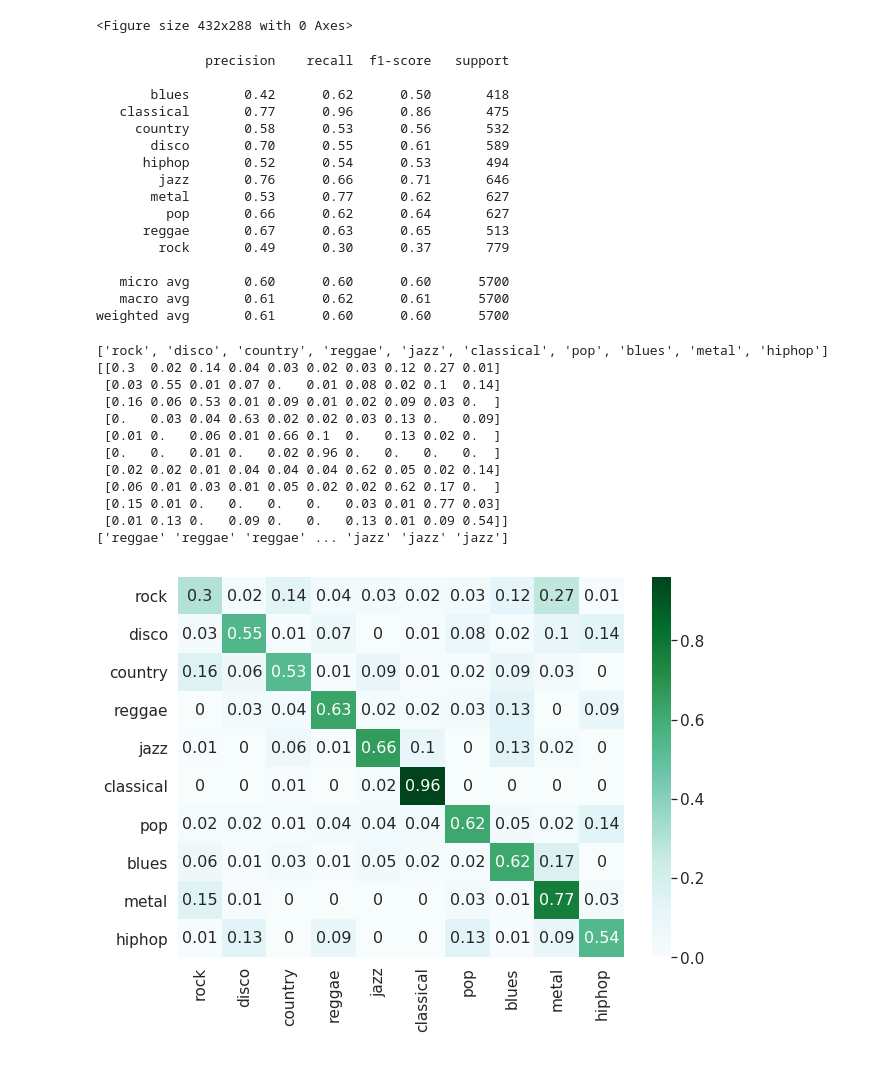
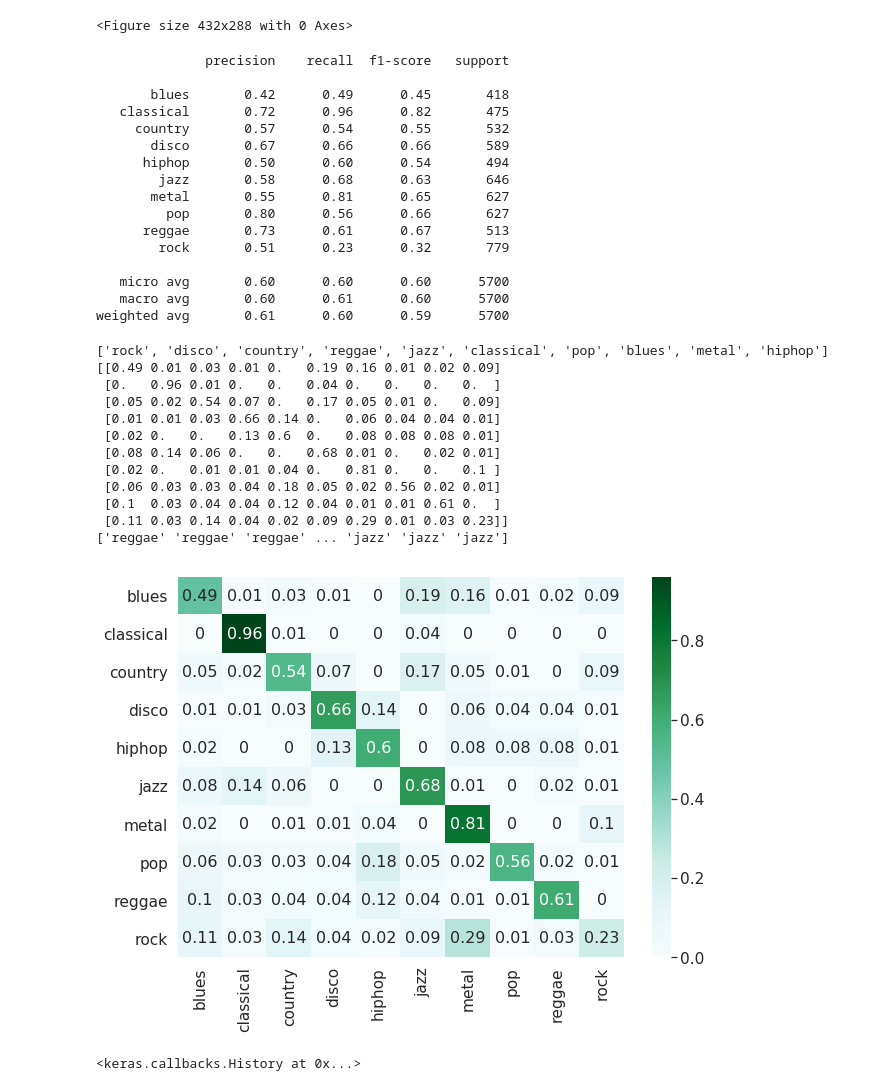
Before and after one commit to risengnom/Music-Genre-Recognition, a Jupyter notebook: musicrec/mel_spec_cnn.ipynb, the cells around one changed output. Cells and saved outputs as stored; diff of their text form; code cells hidden in the pictures.

Commit message:
Added plot files, revised networks and added calculation for accuracy on whole songs

```diff
--- a/musicrec/mel_spec_cnn.ipynb
+++ b/musicrec/mel_spec_cnn.ipynb
@@ -42,7 +42,7 @@ Using TensorFlow backend.
 #Folders
 data_folder = Path("../../../audio/testfiles/GTZAN/genres/")
 output_root = './../../../models/'
-output_folder = Path('./output/cvnn.model')
+output_folder = Path('./output/cvnn_16-3.model')
 output_model = output_root + '/cnn_dong_model_weights.h5'
 output_architecture = output_root + '/cnn_dong_model_architecture.json'
 output_whole = output_root + 'cnn_dong_model_whole.h5'
@@ -56,7 +56,7 @@ start_offset = 0
 epochs = 400
 num_segments = 19
 
-batch_size = 128
+batch_size = 64
 
 es_patience = 20
 return_train_and_test = 1
@@ -338,22 +335,22 @@ print(classification_report(y_test.argmax(axis=1),
 # %% [output]
               precision    recall  f1-score   support
 
-       blues       0.42      0.62      0.50       418
-   classical       0.77      0.96      0.86       475
-     country       0.58      0.53      0.56       532
-       disco       0.70      0.55      0.61       589
-      hiphop       0.52      0.54      0.53       494
-        jazz       0.76      0.66      0.71       646
-       metal       0.53      0.77      0.62       627
-         pop       0.66      0.62      0.64       627
-      reggae       0.67      0.63      0.65       513
-        rock       0.49      0.30      0.37       779
+       blues       0.42      0.49      0.45       418
+   classical       0.72      0.96      0.82       475
+     country       0.57      0.54      0.55       532
+       disco       0.67      0.66      0.66       589
+      hiphop       0.50      0.60      0.54       494
+        jazz       0.58      0.68      0.63       646
+       metal       0.55      0.81      0.65       627
+         pop       0.80      0.56      0.66       627
+      reggae       0.73      0.61      0.67       513
+        rock       0.51      0.23      0.32       779
 
    micro avg       0.60      0.60      0.60      5700
-   macro avg       0.61      0.62      0.61      5700
-weighted avg       0.61      0.60      0.60      5700
+   macro avg       0.60      0.61      0.60      5700
+weighted avg       0.61      0.60      0.59      5700
 # %%
-cm = confusion_matrix(lb.inverse_transform(y_test), lb.classes_[predictions.argmax(axis=1)], genres)
+cm = confusion_matrix(lb.inverse_transform(y_test), lb.classes_[predictions.argmax(axis=1)], lb.classes_)
 
 cm = cm.astype('float') / cm.sum(axis=1)[:, np.newaxis]
 cm = np.around(cm, decimals=2)
@@ -362,34 +359,38 @@ print(cm)
 print(lb.classes_[predictions.argmax(axis=1)])
 # %% [output]
 ['rock', 'disco', 'country', 'reggae', 'jazz', 'classical', 'pop', 'blues', 'metal', 'hiphop']
-[[0.3  0.02 0.14 0.04 0.03 0.02 0.03 0.12 0.27 0.01]
- [0.03 0.55 0.01 0.07 0.   0.01 0.08 0.02 0.1  0.14]
- [0.16 0.06 0.53 0.01 0.09 0.01 0.02 0.09 0.03 0.  ]
- [0.   0.03 0.04 0.63 0.02 0.02 0.03 0.13 0.   0.09]
- [0.01 0.   0.06 0.01 0.66 0.1  0.   0.13 0.02 0.  ]
- [0.   0.   0.01 0.   0.02 0.96 0.   0.   0.   0.  ]
- [0.02 0.02 0.01 0.04 0.04 0.04 0.62 0.05 0.02 0.14]
- [0.06 0.01 0.03 0.01 0.05 0.02 0.02 0.62 0.17 0.  ]
- [0.15 0.01 0.   0.   0.   0.   0.03 0.01 0.77 0.03]
- [0.01 0.13 0.   0.09 0.   0.   0.13 0.01 0.09 0.54]]
+[[0.49 0.01 0.03 0.01 0.   0.19 0.16 0.01 0.02 0.09]
+ [0.   0.96 0.01 0.   0.   0.04 0.   0.   0.   0.  ]
+ [0.05 0.02 0.54 0.07 0.   0.17 0.05 0.01 0.   0.09]
+ [0.01 0.01 0.03 0.66 0.14 0.   0.06 0.04 0.04 0.01]
+ [0.02 0.   0.   0.13 0.6  0.   0.08 0.08 0.08 0.01]
+ [0.08 0.14 0.06 0.   0.   0.68 0.01 0.   0.02 0.01]
+ [0.02 0.   0.01 0.01 0.04 0.   0.81 0.   0.   0.1 ]
+ [0.06 0.03 0.03 0.04 0.18 0.05 0.02 0.56 0.02 0.01]
+ [0.1  0.03 0.04 0.04 0.12 0.04 0.01 0.01 0.61 0.  ]
+ [0.11 0.03 0.14 0.04 0.02 0.09 0.29 0.01 0.03 0.23]]
 ['reggae' 'reggae' 'reggae' ... 'jazz' 'jazz' 'jazz']
 # %%
 p_array = [[0.34,0.03,0.23,0.08,0.02,0.03,0.02,0.09,0.16,0.01],
  [0.02, 0.68, 0.02, 0.1 , 0.  , 0.01, 0.04, 0.02, 0.02, 0.08],
  [0.09, 0.04, 0.63, 0.03, 0.07, 0.02, 0.01, 0.1 , 0.01, 0.  ],
  [0.  , 0.03, 0.06, 0.67, 0.01, 0.02, 0.05, 0.12, 0.  , 0.04],
  [0.02, 0.  , 0.06, 0.02, 0.61, 0.1 , 0.01, 0.15, 0.02, 0.  ],
  [0.  , 0.  , 0.01, 0.  , 0.02, 0.97, 0.  , 0.  , 0.  , 0.  ],
  [0.02, 0.04, 0.03, 0.03, 0.03, 0.04, 0.58, 0.07, 0.02, 0.15],
  [0.09, 0.  , 0.06, 0.02, 0.07, 0.02, 0.02, 0.63, 0.09, 0.  ],
  [0.17, 0.03, 0.01, 0.01, 0.  , 0.  , 0.01, 0.04, 0.71, 0.03],
  [0.01, 0.12, 0.  , 0.08, 0.  , 0.  , 0.12, 0.02, 0.12, 0.54]]
 
-df_cm = pd.DataFrame(cm, genres,
-                  genres)
+df_cm = pd.DataFrame(cm, lb.classes_,
+                  lb.classes_)
 plt.figure(figsize = (10,7))
 sn.set(font_scale=1.4)#for label size
 
 ax=sn.heatmap(df_cm, annot=True,annot_kws={"size": 16}, cmap="BuGn")# font size
 # %% [output]
-[figure, old version]
+[figure, new version]
+# %%
+history
+# %% [output]
+<keras.callbacks.History at 0x...>
```
Also changed, not shown: parts of 5 cells of this notebook, 9 other files.
